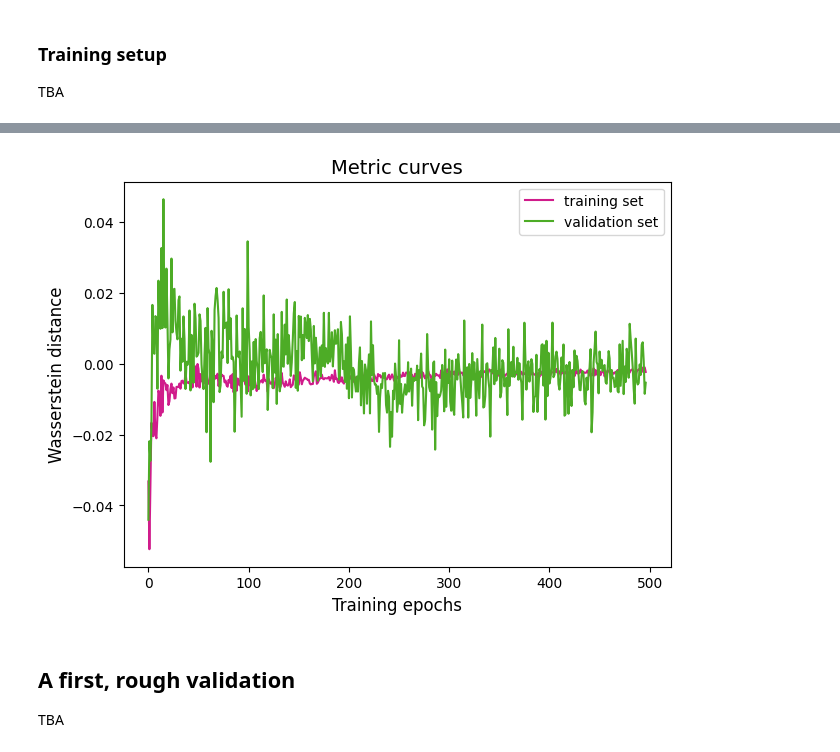
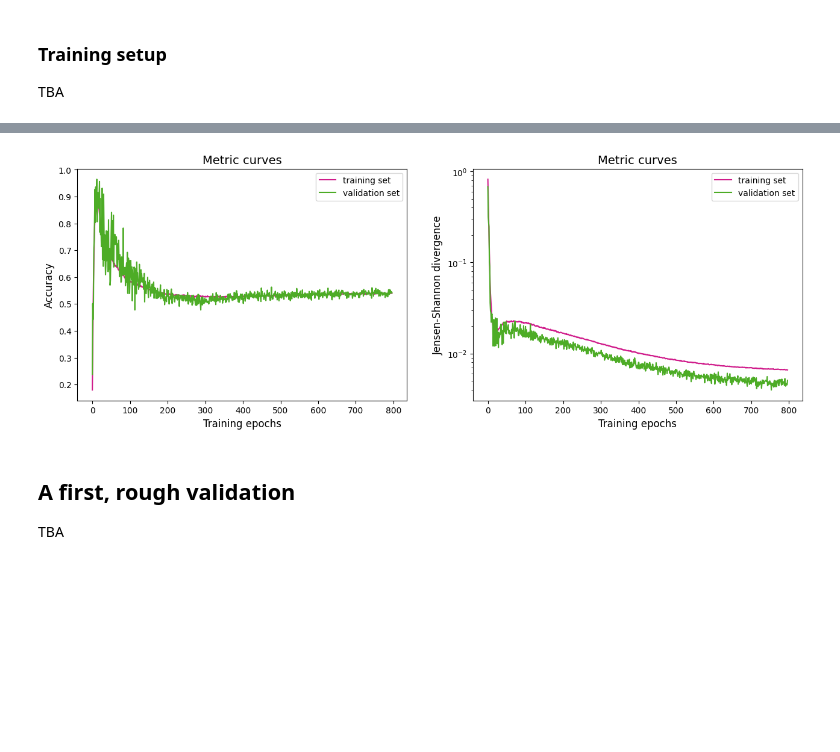
Before and after one commit to LamarrSim/lb-pidsim-train, a Jupyter notebook: notebooks/GlobalPID-im-pion-train.ipynb, the cells around one changed output, grey strips where cells are left out. Cells and saved outputs as stored; diff of their text form; code cells hidden in the pictures; blank space fills up the shorter version.

```diff
--- a/notebooks/GlobalPID-im-pion-train.ipynb
+++ b/notebooks/GlobalPID-im-pion-train.ipynb
@@ -141,11 +141,11 @@ from pidgan.players.discriminators import AuxDiscriminator
 discriminator = AuxDiscriminator(
     output_dim=1,
     aux_features=["3 - 0", "2 - 1"],  # ["PIDmu - PIDe", "PIDK - PIDp"]
-    num_hidden_layers=5,
+    num_hidden_layers=6,
     mlp_hidden_units=128,
     mlp_dropout_rates=0.0,
     enable_residual_blocks=True,
-    output_activation=None,
+    output_activation="sigmoid",
     name="discriminator",
 )
 # %%
@@ -232,13 +232,14 @@ tf.keras.utils.plot_model(
 
 TBA
 # %%
-from pidgan.algorithms import BceGAN_GP
+from pidgan.algorithms import BceGAN
 
-gan = BceGAN_GP(
+gan = BceGAN(
     generator=generator,
     discriminator=discriminator,
-    lipschitz_penalty=1.0,
-    lipschitz_penalty_strategy="two-sided",
+    from_logits=False,
+    label_smoothing=0.05,
+    injected_noise_stddev=0.02,
     feature_matching_penalty=0.0,
     # referee=referee,
 )
@@ -249,7 +250,7 @@ g_lr0 = 5e-4
 d_lr0 = 8e-4
 
 gan.compile(
-    metrics=["wass_dist"],
+    metrics=["accuracy", "js_div"],
     generator_optimizer=RMSprop(g_lr0),
     discriminator_optimizer=RMSprop(d_lr0),
     generator_upds_per_batch=1,
@@ -294,7 +295,7 @@ callbacks.append(d_lr_sched)
 from datetime import datetime
 
 batch_size = 3_000
-num_epochs = 500 if not TEST else 150
+num_epochs = 800 if not TEST else 150
 
 data_train = ds_train.batch(batch_size, drop_remainder=True).prefetch(tf.data.AUTOTUNE)
 data_val = next(iter(ds_val.batch(batch_size)))
@@ -379,34 +380,34 @@ plt.show()
 # %%
 plt.figure(figsize=(24, 5), dpi=100)
 
-# plt.subplot(1, 3, 1)
-# plt.title("Metric curves", fontsize=14)
-# plt.xlabel("Training epochs", fontsize=12)
-# plt.ylabel("Accuracy", fontsize=12)
-# plt.plot(train.history["accuracy"][start_epoch:], color="#d01c8b", label="training set")
-# plt.plot(train.history["val_accuracy"][start_epoch:], color="#4dac26", label="validation set")
-# plt.legend(loc="upper right", fontsize=10)
+plt.subplot(1, 3, 1)
+plt.title("Metric curves", fontsize=14)
+plt.xlabel("Training epochs", fontsize=12)
+plt.ylabel("Accuracy", fontsize=12)
+plt.plot(train.history["accuracy"][start_epoch:], color="#d01c8b", label="training set")
+plt.plot(train.history["val_accuracy"][start_epoch:], color="#4dac26", label="validation set")
+plt.legend(loc="upper right", fontsize=10)
 
 plt.subplot(1, 3, 2)
 plt.title("Metric curves", fontsize=14)
 plt.xlabel("Training epochs", fontsize=12)
-plt.ylabel("Wasserstein distance", fontsize=12)
-plt.plot(train.history["wass_dist"][start_epoch:], color="#d01c8b", label="training set")
-plt.plot(train.history["val_wass_dist"][start_epoch:], color="#4dac26", label="validation set")
+plt.ylabel("Jensen-Shannon divergence", fontsize=12)
+plt.plot(train.history["js_div"][start_epoch:], color="#d01c8b", label="training set")
+plt.plot(train.history["val_js_div"][start_epoch:], color="#4dac26", label="validation set")
 plt.legend(loc="upper right", fontsize=10)
-# plt.yscale("log")
+plt.yscale("log")
 
 # plt.subplot(1, 3, 3)
 # plt.title("Referee learning curves", fontsize=14)
 # plt.xlabel("Training epochs", fontsize=12)
 # plt.ylabel("Binary cross-entropy", fontsize=12)
 # plt.plot(train.history["r_loss"][start_epoch:], color="#d01c8b", label="training set")
 # plt.plot(train.history["val_r_loss"][start_epoch:], color="#4dac26", label="validation set")
 # plt.legend(loc="upper right", fontsize=10)
 
 plt.show()
 # %% [output]
-[figure, old version]
+[figure, new version]
 # %%
 train_history = train.history.copy()
 pd.DataFrame(train_history).to_csv(f"./exports/{prefix}-GlobalPID-im-pion-train.csv")
```
Also changed, not shown: parts of 11 cells of this notebook.
